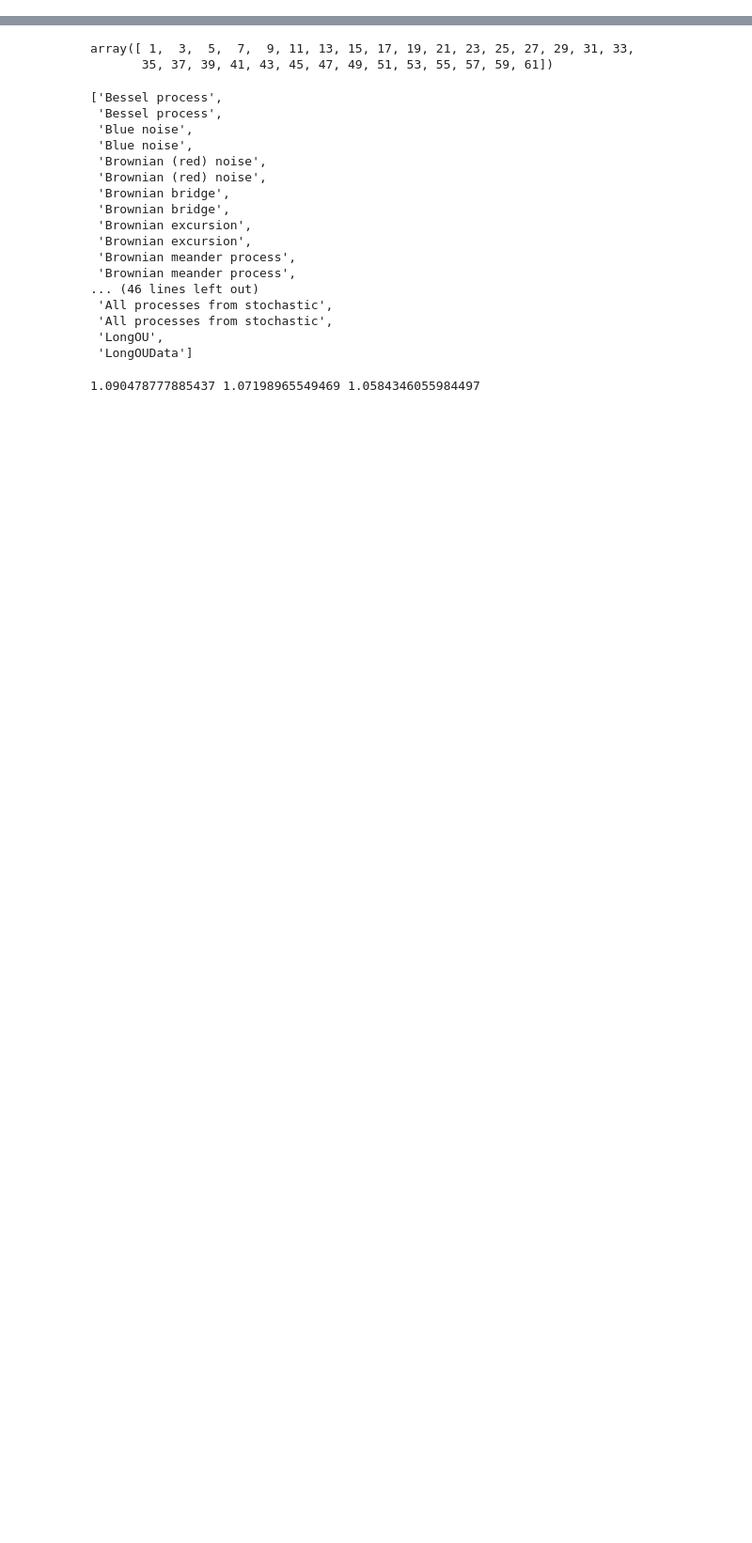
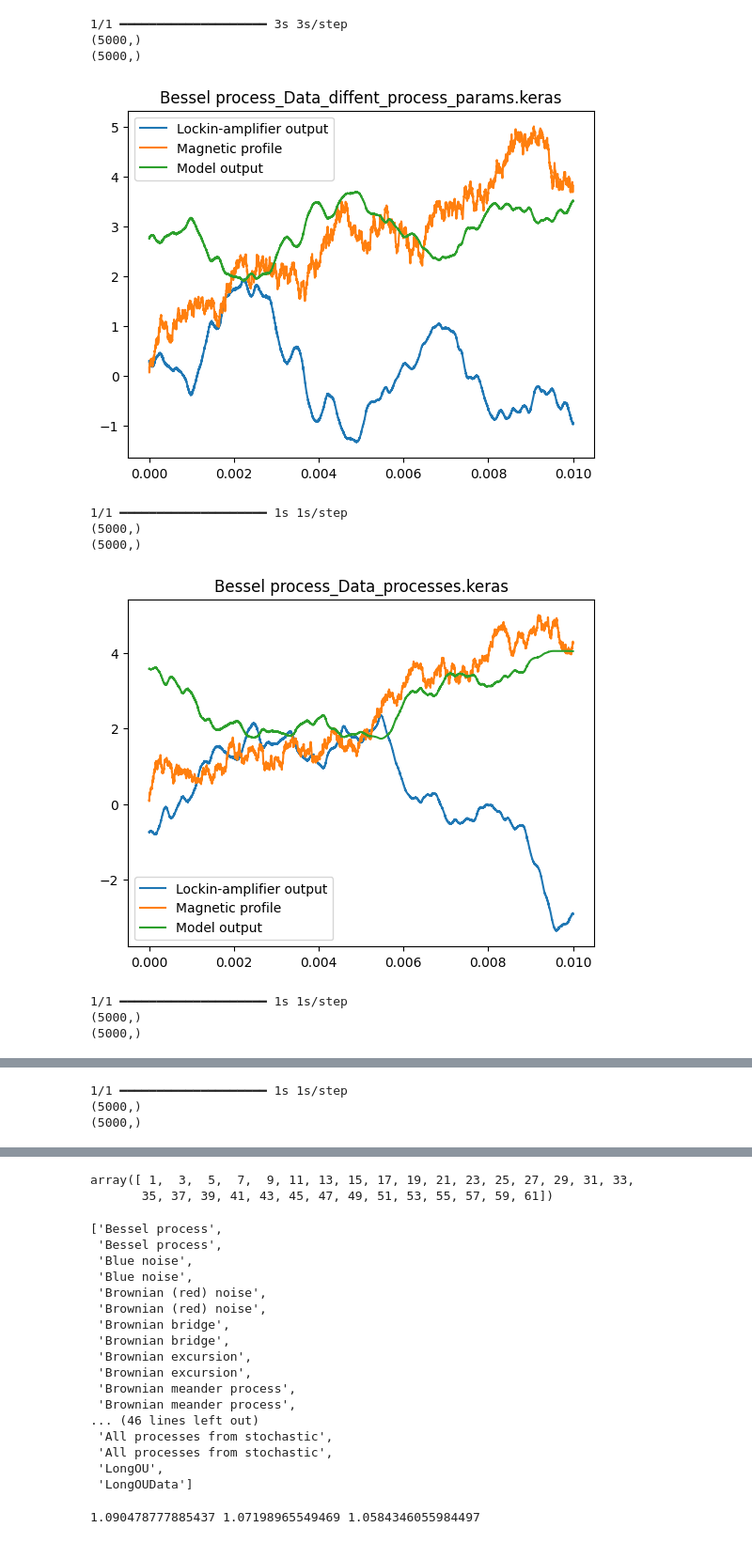
Before and after one commit to Chrillemis/Bachelors-Project-Christian-Lorentsen, a Jupyter notebook: Python/Atomspc/TestingTransformers.ipynb, the cells around one changed output, grey strips where cells are left out. Shown at 94% size. Drawn from its saved outputs; the diff is of its cells as text; code cells hidden in the pictures; blank space fills up the shorter version.

```diff
--- a/Python/Atomspc/TestingTransformers.ipynb
+++ b/Python/Atomspc/TestingTransformers.ipynb
@@ -53,0 +63,40 @@ name_split
+# %%
+# for i in range(60, 62):
+num_samples = 1
+t = np.linspace(0, 5000/500_000, 5000)
+
+for i in range(62):
+    model = tf.keras.models.load_model(os.path.join(model_folder, most_recent_model_names[i]), custom_objects={'PositionalEncoding': PositionalEncoding})
+
+    testdata = tf.data.Dataset.load(os.path.join(dataset_folder, testdatasets[i])).take(num_samples)
+
+    test_preds = model.predict(testdata)
+
+    predictions = reshape_signal(test_preds, 5000)
+
+    testdata_x_numpy = np.zeros((5000, num_samples))
+    testdata_y_numpy = np.zeros((5000, num_samples))
+    for j, sample in enumerate(testdata.as_numpy_iterator()):
+        testdata_y_numpy[:, j] = sample[1][:, 0]
+        print(sample[1][:, 0].shape)
+        testdata_x_numpy[:, j] = sample[0][0][:, 0]
+        print(sample[0][0][:, 0].shape)
+
+    plt.plot(t, testdata_x_numpy, label = "Lockin-amplifier output")
+    plt.plot(t, testdata_y_numpy, label = "Magnetic profile")
+    plt.plot(t, predictions, label = "Model output")
+    plt.legend()
+    plt.title(most_recent_model_names[i])
+    plt.show()
+# %% [output]
+1/1 ━━━━━━━━━━━━━━━━━━━━ 3s 3s/step
+(5000,)
+(5000,)
+[figure, added]
+1/1 ━━━━━━━━━━━━━━━━━━━━ 1s 1s/step
+(5000,)
+(5000,)
+[figure, added]
+1/1 ━━━━━━━━━━━━━━━━━━━━ 1s 1s/step
+(5000,)
+(5000,)
@@ -53,0 +104,3 @@ name_split
+1/1 ━━━━━━━━━━━━━━━━━━━━ 1s 1s/step
+(5000,)
+(5000,)
```
Also changed, not shown: parts of 19 cells of this notebook.
